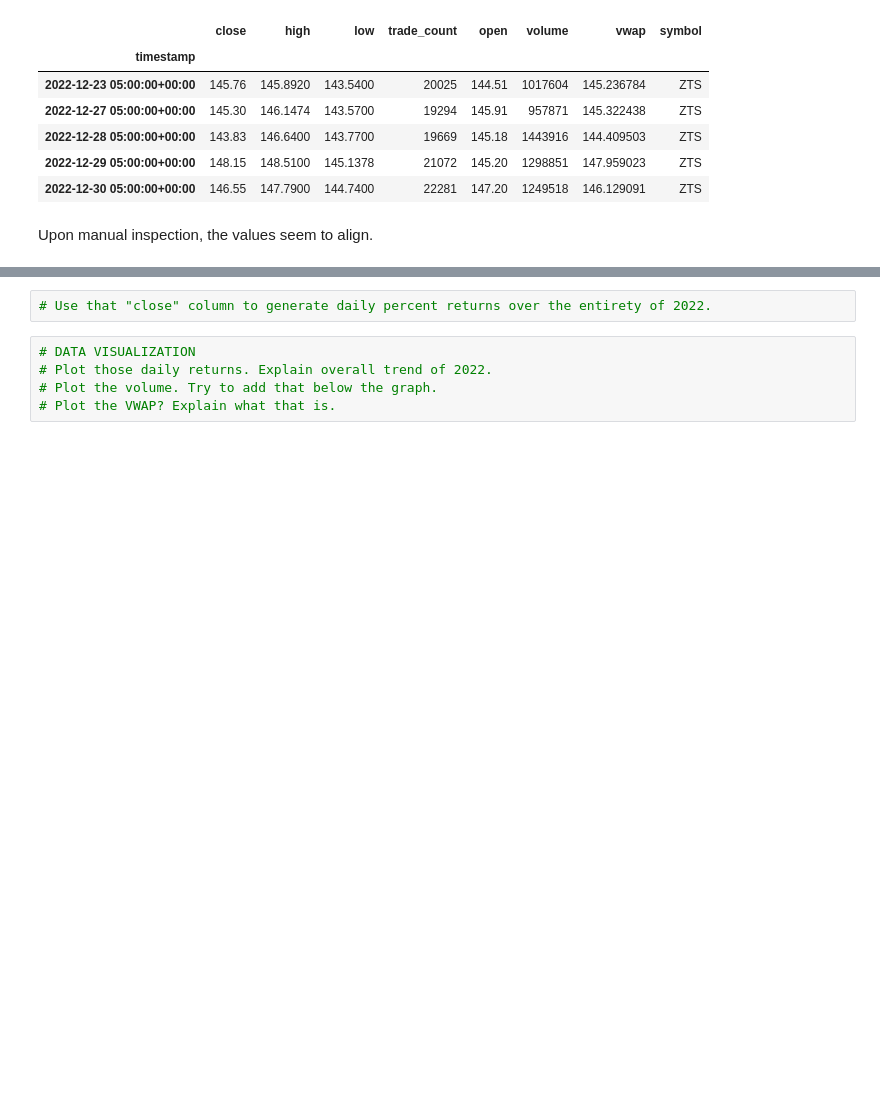
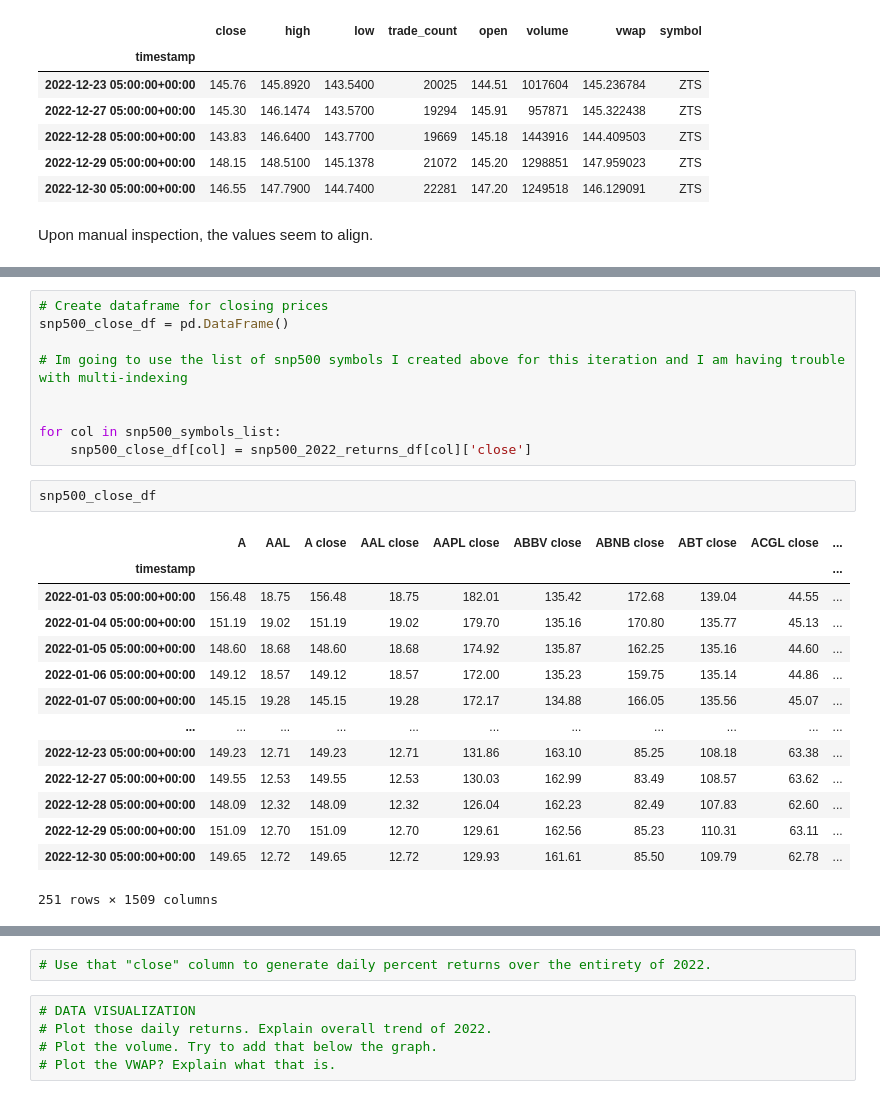
Before and after one commit to MontgomeryG/Group3Project1, a Jupyter notebook: snpReturnsWithAlpaca.ipynb, the cells around one changed output, grey strips where cells are left out. Cells and saved outputs as stored; diff of their text form; blank space fills up the shorter version.

Commit message:
snp500 closing prices df created, onto creating daily % return

```diff
--- a/snpReturnsWithAlpaca.ipynb
+++ b/snpReturnsWithAlpaca.ipynb
@@ -399,0 +439,26 @@ Upon manual inspection, the values seem to align.
+# %%
+# Create dataframe for closing prices
+snp500_close_df = pd.DataFrame()
+
+# Im going to use the list of snp500 symbols I created above for this iteration and I am having trouble with multi-indexing
+
+
+for col in snp500_symbols_list:
+    snp500_close_df[col] = snp500_2022_returns_df[col]['close']
+# %%
+snp500_close_df
+# %% [output]
+|  | A | AAL | A close | AAL close | AAPL close | ABBV close | ABNB close | ABT close | ACGL close | ... |
+| timestamp |  |  |  |  |  |  |  |  |  | ... |
+| 2022-01-03 05:00:00+00:00 | 156.48 | 18.75 | 156.48 | 18.75 | 182.01 | 135.42 | 172.68 | 139.04 | 44.55 | ... |
+| 2022-01-04 05:00:00+00:00 | 151.19 | 19.02 | 151.19 | 19.02 | 179.70 | 135.16 | 170.80 | 135.77 | 45.13 | ... |
+| 2022-01-05 05:00:00+00:00 | 148.60 | 18.68 | 148.60 | 18.68 | 174.92 | 135.87 | 162.25 | 135.16 | 44.60 | ... |
+| 2022-01-06 05:00:00+00:00 | 149.12 | 18.57 | 149.12 | 18.57 | 172.00 | 135.23 | 159.75 | 135.14 | 44.86 | ... |
+| 2022-01-07 05:00:00+00:00 | 145.15 | 19.28 | 145.15 | 19.28 | 172.17 | 134.88 | 166.05 | 135.56 | 45.07 | ... |
+| ... | ... | ... | ... | ... | ... | ... | ... | ... | ... | ... |
+| 2022-12-23 05:00:00+00:00 | 149.23 | 12.71 | 149.23 | 12.71 | 131.86 | 163.10 | 85.25 | 108.18 | 63.38 | ... |
+| 2022-12-27 05:00:00+00:00 | 149.55 | 12.53 | 149.55 | 12.53 | 130.03 | 162.99 | 83.49 | 108.57 | 63.62 | ... |
+| 2022-12-28 05:00:00+00:00 | 148.09 | 12.32 | 148.09 | 12.32 | 126.04 | 162.23 | 82.49 | 107.83 | 62.60 | ... |
+| 2022-12-29 05:00:00+00:00 | 151.09 | 12.70 | 151.09 | 12.70 | 129.61 | 162.56 | 85.23 | 110.31 | 63.11 | ... |
+| 2022-12-30 05:00:00+00:00 | 149.65 | 12.72 | 149.65 | 12.72 | 129.93 | 161.61 | 85.50 | 109.79 | 62.78 | ... |
+251 rows × 1509 columns
```
Also changed, not shown: parts of 4 cells of this notebook, 1 other file.
